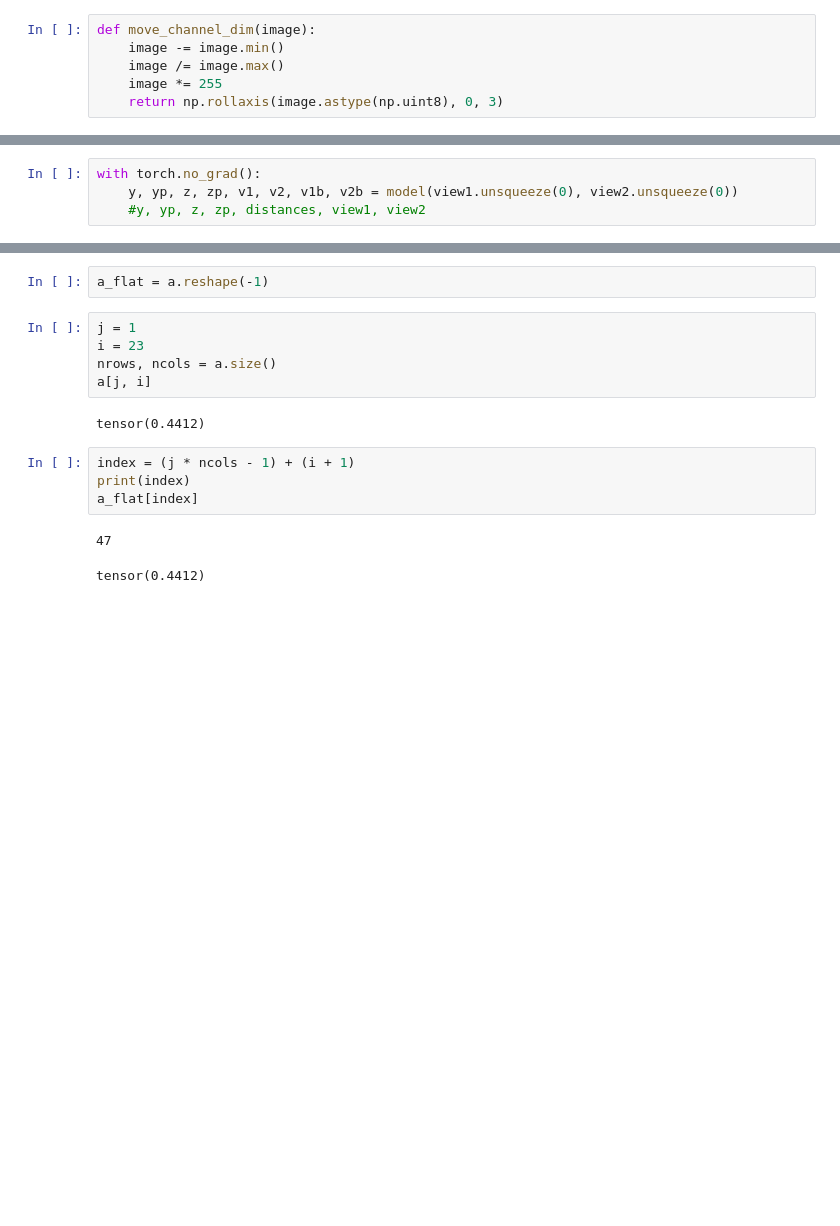
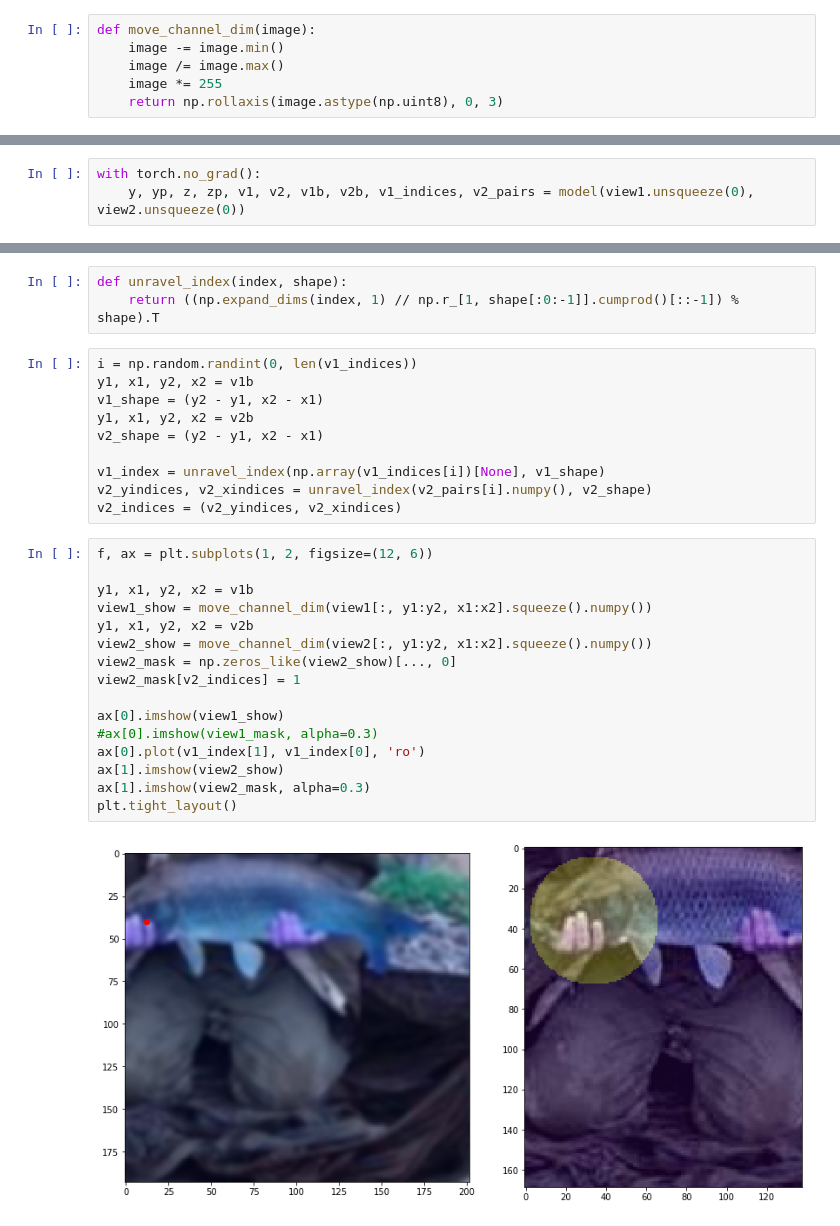
Before and after one commit to conradry/pixpro-with-weights, a Jupyter notebook: testing.ipynb, the cells around one changed output, grey strips where cells are left out. Saved outputs shown, nothing was run; the diff lists cells and outputs as text; blank space fills up the shorter version.

Commit message:
validated pair matching

```diff
--- a/testing.ipynb
+++ b/testing.ipynb
@@ -67,4 +77,3 @@ model = PixPro(mobilenet_v2(), crop_size=(224, 224))
 # %%
 with torch.no_grad():
-    y, yp, z, zp, v1, v2, v1b, v2b = model(view1.unsqueeze(0), view2.unsqueeze(0))
-    #y, yp, z, zp, distances, view1, view2
+    y, yp, z, zp, v1, v2, v1b, v2b, v1_indices, v2_pairs = model(view1.unsqueeze(0), view2.unsqueeze(0))
@@ -87,16 +80,31 @@ a = torch.rand((14, 24))
-# %%
-a_flat = a.reshape(-1)
-# %%
-j = 1
-i = 23
-nrows, ncols = a.size()
-a[j, i]
-# %% [output]
-tensor(0.4412)
-# %%
-index = (j * ncols - 1) + (i + 1)
-print(index)
-a_flat[index]
-# %% [output]
-47
-tensor(0.4412)
+# %%
+def unravel_index(index, shape):
+    return ((np.expand_dims(index, 1) // np.r_[1, shape[:0:-1]].cumprod()[::-1]) % shape).T
+# %%
+i = np.random.randint(0, len(v1_indices))
+y1, x1, y2, x2 = v1b
+v1_shape = (y2 - y1, x2 - x1)
+y1, x1, y2, x2 = v2b
+v2_shape = (y2 - y1, x2 - x1)
+
+v1_index = unravel_index(np.array(v1_indices[i])[None], v1_shape)
+v2_yindices, v2_xindices = unravel_index(v2_pairs[i].numpy(), v2_shape)
+v2_indices = (v2_yindices, v2_xindices)
+# %%
+f, ax = plt.subplots(1, 2, figsize=(12, 6))
+
+y1, x1, y2, x2 = v1b
+view1_show = move_channel_dim(view1[:, y1:y2, x1:x2].squeeze().numpy())
+y1, x1, y2, x2 = v2b
+view2_show = move_channel_dim(view2[:, y1:y2, x1:x2].squeeze().numpy())
+view2_mask = np.zeros_like(view2_show)[..., 0]
+view2_mask[v2_indices] = 1
+
+ax[0].imshow(view1_show)
+#ax[0].imshow(view1_mask, alpha=0.3)
+ax[0].plot(v1_index[1], v1_index[0], 'ro')
+ax[1].imshow(view2_show)
+ax[1].imshow(view2_mask, alpha=0.3)
+plt.tight_layout()
+# %% [output]
+[figure, added]
```
Also changed, not shown: parts of 15 cells of this notebook, 1 other file.
